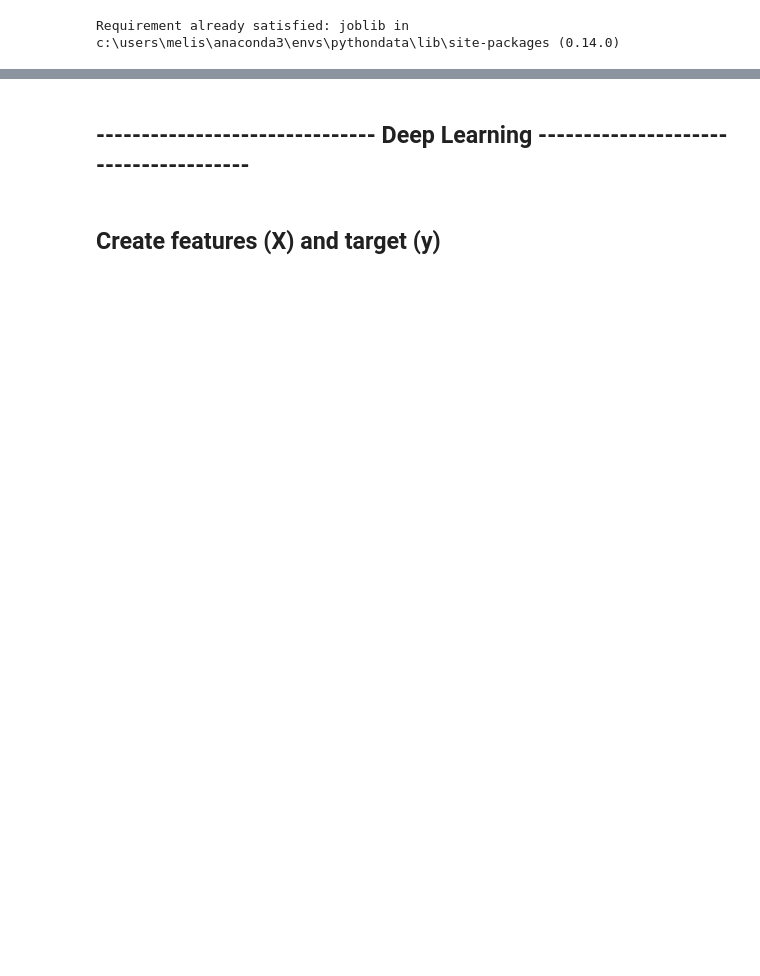
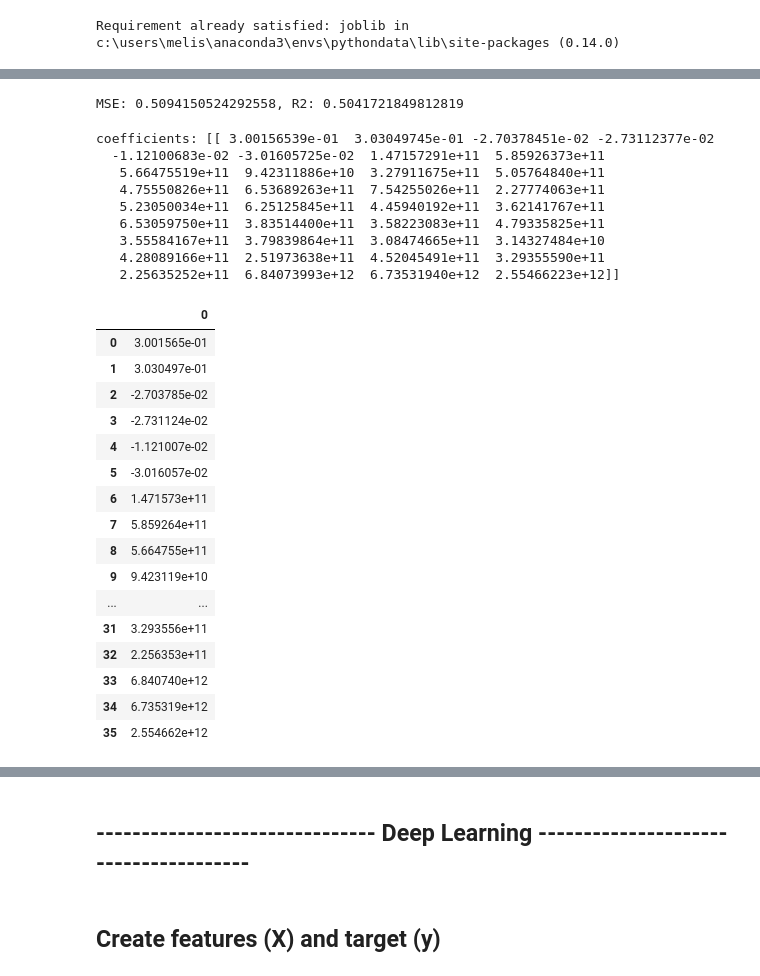
Before and after one commit to TrevorLovesMommy/airbnb-pricing-project, a Jupyter notebook: melissa_code.ipynb, the cells around one changed output, grey strips where cells are left out. Saved outputs shown, nothing was run; the diff lists cells and outputs as text; code cells hidden in the pictures; blank space fills up the shorter version.

```diff
--- a/melissa_code.ipynb
+++ b/melissa_code.ipynb
@@ -44,0 +148,48 @@ df.head()
+# %%
+from sklearn.metrics import mean_squared_error
+
+predictions = model.predict(X_test_scaled)
+MSE = mean_squared_error(y_test_scaled, predictions)
+r2 = model.score(X_test_scaled, y_test_scaled)
+
+print(f"MSE: {MSE}, R2: {r2}")
+# %% [output]
+MSE: 0.5094150524292558, R2: 0.5041721849812819
+# %%
+#get weights/coefficients
+weights = model.coef_
+print('coefficients:', weights)
+#weights.type
+
+weights_df = pd.DataFrame(weights)
+#transpose dataframe
+weights_df = weights_df.T
+
+weights_df
+# %% [output]
+coefficients: [[ 3.00156539e-01  3.03049745e-01 -2.70378451e-02 -2.73112377e-02
+  -1.12100683e-02 -3.01605725e-02  1.47157291e+11  5.85926373e+11
+   5.66475519e+11  9.42311886e+10  3.27911675e+11  5.05764840e+11
+   4.75550826e+11  6.53689263e+11  7.54255026e+11  2.27774063e+11
+   5.23050034e+11  6.25125845e+11  4.45940192e+11  3.62141767e+11
+   6.53059750e+11  3.83514400e+11  3.58223083e+11  4.79335825e+11
+   3.55584167e+11  3.79839864e+11  3.08474665e+11  3.14327484e+10
+   4.28089166e+11  2.51973638e+11  4.52045491e+11  3.29355590e+11
+   2.25635252e+11  6.84073993e+12  6.73531940e+12  2.55466223e+12]]
+|  | 0 |
+| 0 | 3.001565e-01 |
+| 1 | 3.030497e-01 |
+| 2 | -2.703785e-02 |
+| 3 | -2.731124e-02 |
+| 4 | -1.121007e-02 |
+| 5 | -3.016057e-02 |
+| 6 | 1.471573e+11 |
+| 7 | 5.859264e+11 |
+| 8 | 5.664755e+11 |
+| 9 | 9.423119e+10 |
+| ... | ... |
+| 31 | 3.293556e+11 |
+| 32 | 2.256353e+11 |
+| 33 | 6.840740e+12 |
+| 34 | 6.735319e+12 |
+| 35 | 2.554662e+12 |
```
Also changed, not shown: parts of 19 cells of this notebook.
